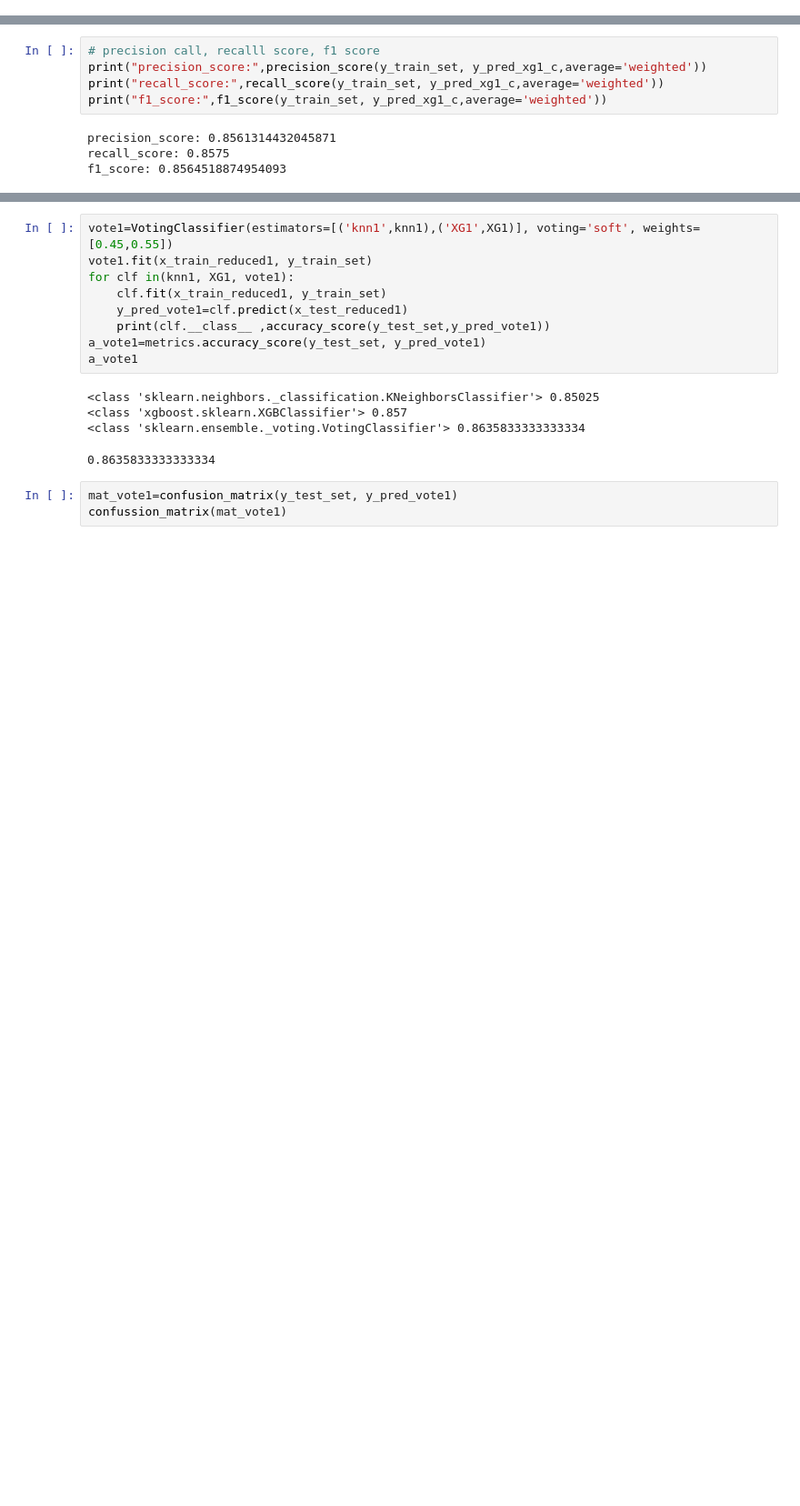
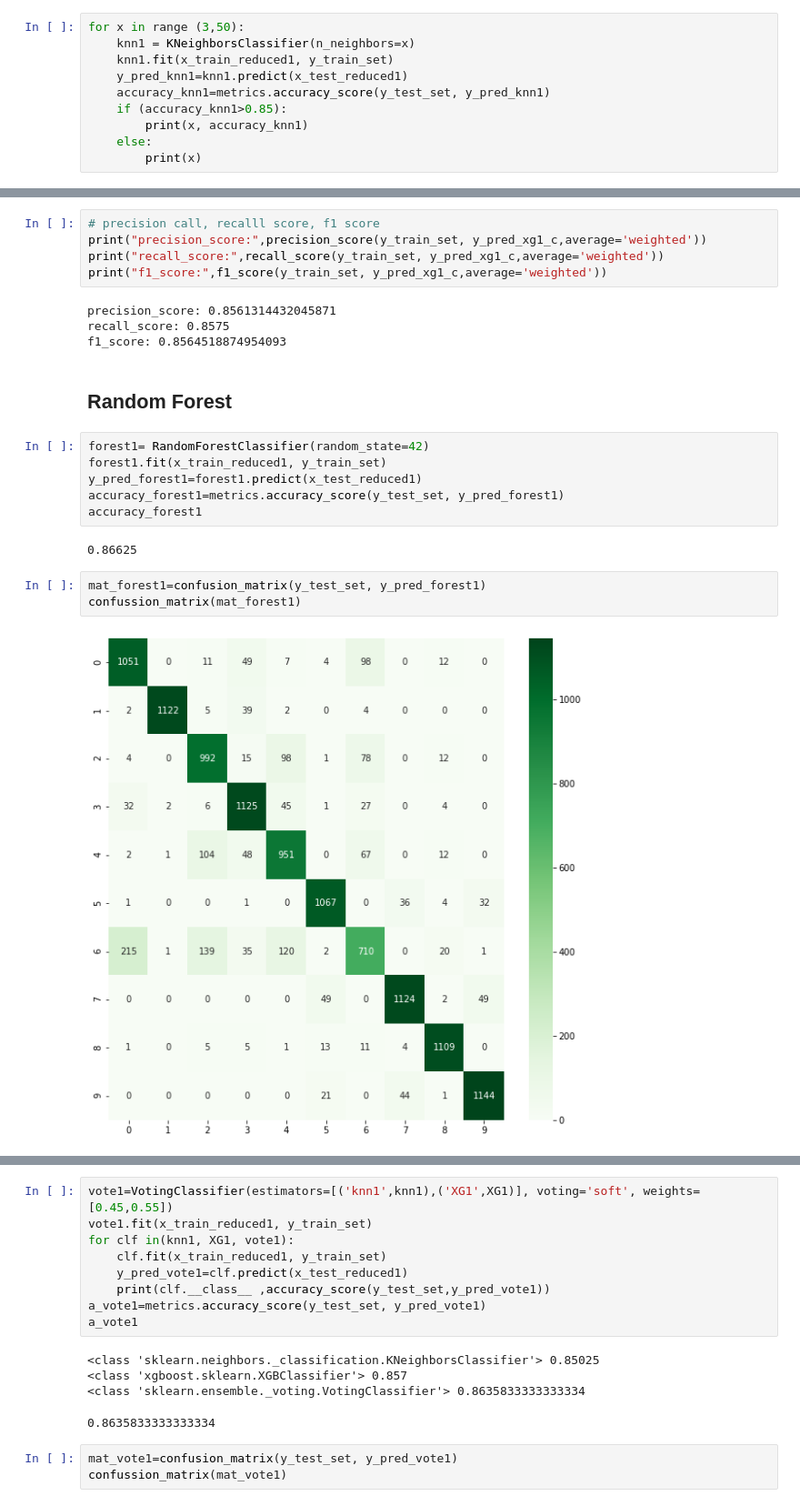
Before and after one commit to Yehudit-Brickner/data_science_end_of_year1_project, a Jupyter notebook: fasion mnist-2 3.5.21.ipynb, the cells around one changed output, grey strips where cells are left out. Shown at 91% size. Saved outputs shown, nothing was run; the diff lists cells and outputs as text; blank space fills up the shorter version.

Commit message:
started to add random forest

```diff
--- a/fasion mnist-2 3.5.21.ipynb
+++ b/fasion mnist-2 3.5.21.ipynb
@@ -104,3 +106,13 @@ x_test_recovered1=pca1.inverse_transform(x_test_reduced1)
 pca1.n_components_
 # %% [output]
 84
+# %%
+for x in range (3,50):
+    knn1 = KNeighborsClassifier(n_neighbors=x)
+    knn1.fit(x_train_reduced1, y_train_set)
+    y_pred_knn1=knn1.predict(x_test_reduced1)
+    accuracy_knn1=metrics.accuracy_score(y_test_set, y_pred_knn1)
+    if (accuracy_knn1>0.85):
+        print(x, accuracy_knn1)
+    else:
+        print(x)
@@ -189,3 +219,18 @@ print("f1_score:",f1_score(y_train_set, y_pred_xg1_c,average='weighted'))
 precision_score: 0.8561314432045871
 recall_score: 0.8575
 f1_score: 0.8564518874954093
+# %% [markdown]
+## Random  Forest
+# %%
+forest1= RandomForestClassifier(random_state=42)
+forest1.fit(x_train_reduced1, y_train_set)
+y_pred_forest1=forest1.predict(x_test_reduced1)
+accuracy_forest1=metrics.accuracy_score(y_test_set, y_pred_forest1)
+accuracy_forest1
+# %% [output]
+0.86625
+# %%
+mat_forest1=confusion_matrix(y_test_set, y_pred_forest1)
+confussion_matrix(mat_forest1)
+# %% [output]
+[figure, added]
```
Also changed, not shown: parts of 6 cells of this notebook.
